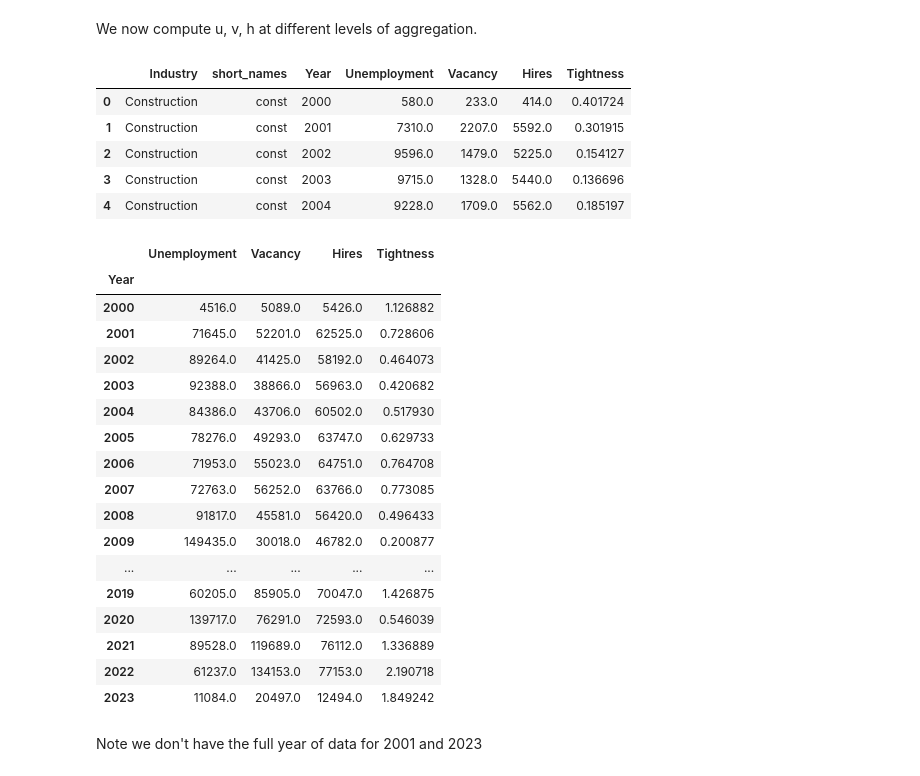
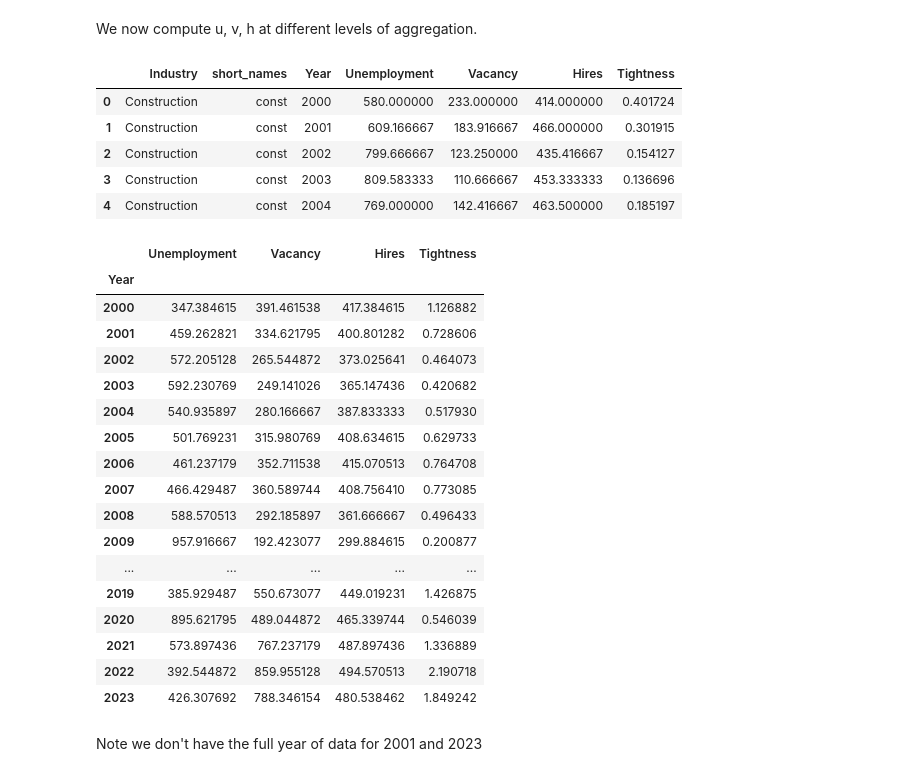
Before and after one commit to hs97/UnemploymentNetwork, a Jupyter notebook: code/clean_data/uvh_from_JOLTS_CPS.ipynb, the cells around one changed output. Drawn from its saved outputs; the diff is of its cells as text; code cells hidden in the pictures.

Commit message:
fixed annual unemployment aggregation

```diff
--- a/code/clean_data/uvh_from_JOLTS_CPS.ipynb
+++ b/code/clean_data/uvh_from_JOLTS_CPS.ipynb
@@ -150,41 +150,41 @@ We now compute u, v, h at different levels of aggregation.
 uvh.to_csv('../../data/clean/uvh_updated.csv', index=False)
 # %%
 uvh.loc[:, 'Year'] = uvh['Date'].apply(lambda x: x.year)
-uvh_annual = uvh.dropna().groupby(['Industry', 'short_names', 'Year']).aggregate({'Unemployment': sum, 'Vacancy': sum, 'Hires':sum}).reset_index()
+uvh_annual = uvh.dropna().groupby(['Industry', 'short_names', 'Year']).aggregate({'Unemployment': "mean", 'Vacancy': "mean", 'Hires':"mean"}).reset_index()
 uvh_annual.loc[:, 'Tightness'] = uvh_annual['Vacancy'] / uvh_annual['Unemployment']
 uvh_annual.head()
 # %% [output]
 |  | Industry | short_names | Year | Unemployment | Vacancy | Hires | Tightness |
-| 0 | Construction | const | 2000 | 580.0 | 233.0 | 414.0 | 0.401724 |
-| 1 | Construction | const | 2001 | 7310.0 | 2207.0 | 5592.0 | 0.301915 |
-| 2 | Construction | const | 2002 | 9596.0 | 1479.0 | 5225.0 | 0.154127 |
-| 3 | Construction | const | 2003 | 9715.0 | 1328.0 | 5440.0 | 0.136696 |
-| 4 | Construction | const | 2004 | 9228.0 | 1709.0 | 5562.0 | 0.185197 |
+| 0 | Construction | const | 2000 | 580.000000 | 233.000000 | 414.000000 | 0.401724 |
+| 1 | Construction | const | 2001 | 609.166667 | 183.916667 | 466.000000 | 0.301915 |
+| 2 | Construction | const | 2002 | 799.666667 | 123.250000 | 435.416667 | 0.154127 |
+| 3 | Construction | const | 2003 | 809.583333 | 110.666667 | 453.333333 | 0.136696 |
+| 4 | Construction | const | 2004 | 769.000000 | 142.416667 | 463.500000 | 0.185197 |
 # %%
 uvh_annual.to_csv('../../data/clean/uvh_annual_updated.csv', index=False)
 # %%
-uvh_agg = uvh_annual.groupby('Year').aggregate({'Unemployment': sum, 'Vacancy': sum, 'Hires':sum})
+uvh_agg = uvh_annual.groupby('Year').aggregate({'Unemployment': "mean", 'Vacancy': "mean", 'Hires':"mean"})
 uvh_agg.loc[:, 'Tightness'] = uvh_agg['Vacancy'] / uvh_agg['Unemployment']
 uvh_agg
 # %% [output]
 |  | Unemployment | Vacancy | Hires | Tightness |
 | Year |  |  |  |  |
-| 2000 | 4516.0 | 5089.0 | 5426.0 | 1.126882 |
-| 2001 | 71645.0 | 52201.0 | 62525.0 | 0.728606 |
-| 2002 | 89264.0 | 41425.0 | 58192.0 | 0.464073 |
-| 2003 | 92388.0 | 38866.0 | 56963.0 | 0.420682 |
-| 2004 | 84386.0 | 43706.0 | 60502.0 | 0.517930 |
-| 2005 | 78276.0 | 49293.0 | 63747.0 | 0.629733 |
-| 2006 | 71953.0 | 55023.0 | 64751.0 | 0.764708 |
-| 2007 | 72763.0 | 56252.0 | 63766.0 | 0.773085 |
-| 2008 | 91817.0 | 45581.0 | 56420.0 | 0.496433 |
-| 2009 | 149435.0 | 30018.0 | 46782.0 | 0.200877 |
+| 2000 | 347.384615 | 391.461538 | 417.384615 | 1.126882 |
+| 2001 | 459.262821 | 334.621795 | 400.801282 | 0.728606 |
+| 2002 | 572.205128 | 265.544872 | 373.025641 | 0.464073 |
+| 2003 | 592.230769 | 249.141026 | 365.147436 | 0.420682 |
+| 2004 | 540.935897 | 280.166667 | 387.833333 | 0.517930 |
+| 2005 | 501.769231 | 315.980769 | 408.634615 | 0.629733 |
+| 2006 | 461.237179 | 352.711538 | 415.070513 | 0.764708 |
+| 2007 | 466.429487 | 360.589744 | 408.756410 | 0.773085 |
+| 2008 | 588.570513 | 292.185897 | 361.666667 | 0.496433 |
+| 2009 | 957.916667 | 192.423077 | 299.884615 | 0.200877 |
 | ... | ... | ... | ... | ... |
-| 2019 | 60205.0 | 85905.0 | 70047.0 | 1.426875 |
-| 2020 | 139717.0 | 76291.0 | 72593.0 | 0.546039 |
-| 2021 | 89528.0 | 119689.0 | 76112.0 | 1.336889 |
-| 2022 | 61237.0 | 134153.0 | 77153.0 | 2.190718 |
-| 2023 | 11084.0 | 20497.0 | 12494.0 | 1.849242 |
+| 2019 | 385.929487 | 550.673077 | 449.019231 | 1.426875 |
+| 2020 | 895.621795 | 489.044872 | 465.339744 | 0.546039 |
+| 2021 | 573.897436 | 767.237179 | 487.897436 | 1.336889 |
+| 2022 | 392.544872 | 859.955128 | 494.570513 | 2.190718 |
+| 2023 | 426.307692 | 788.346154 | 480.538462 | 1.849242 |
 # %% [markdown]
 Note we don't have the full year of data for 2001 and 2023
 # %% [markdown]
```
Also changed, not shown: 6 other files.
